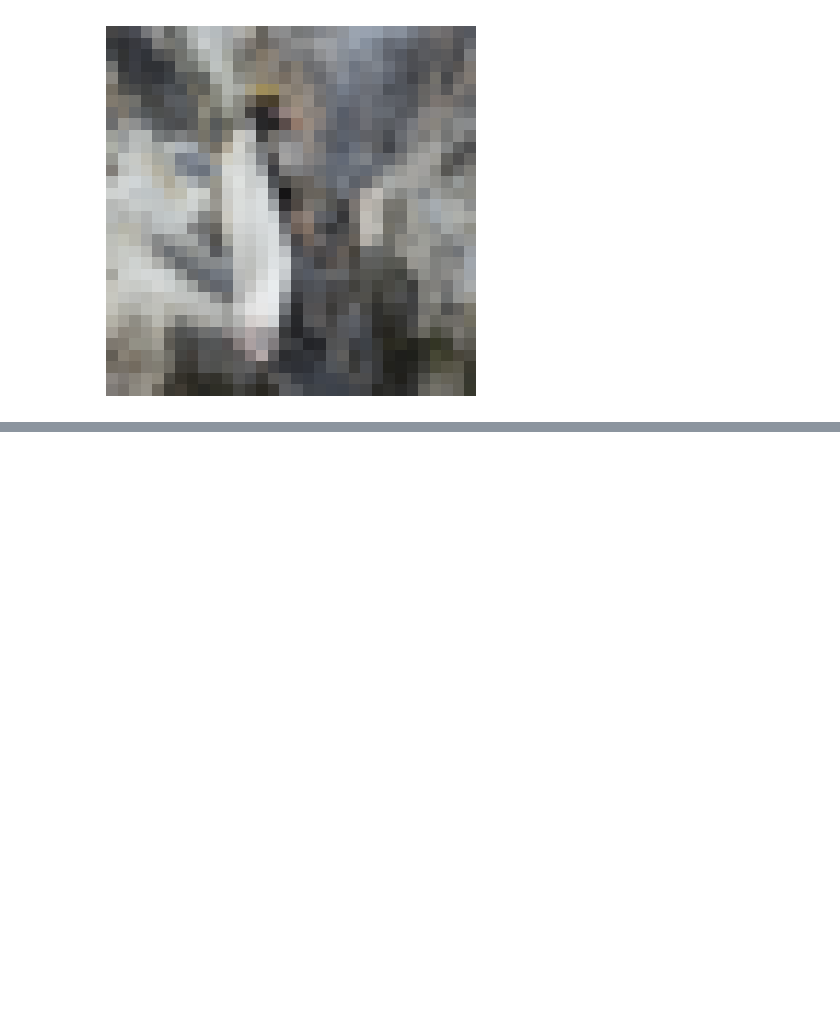
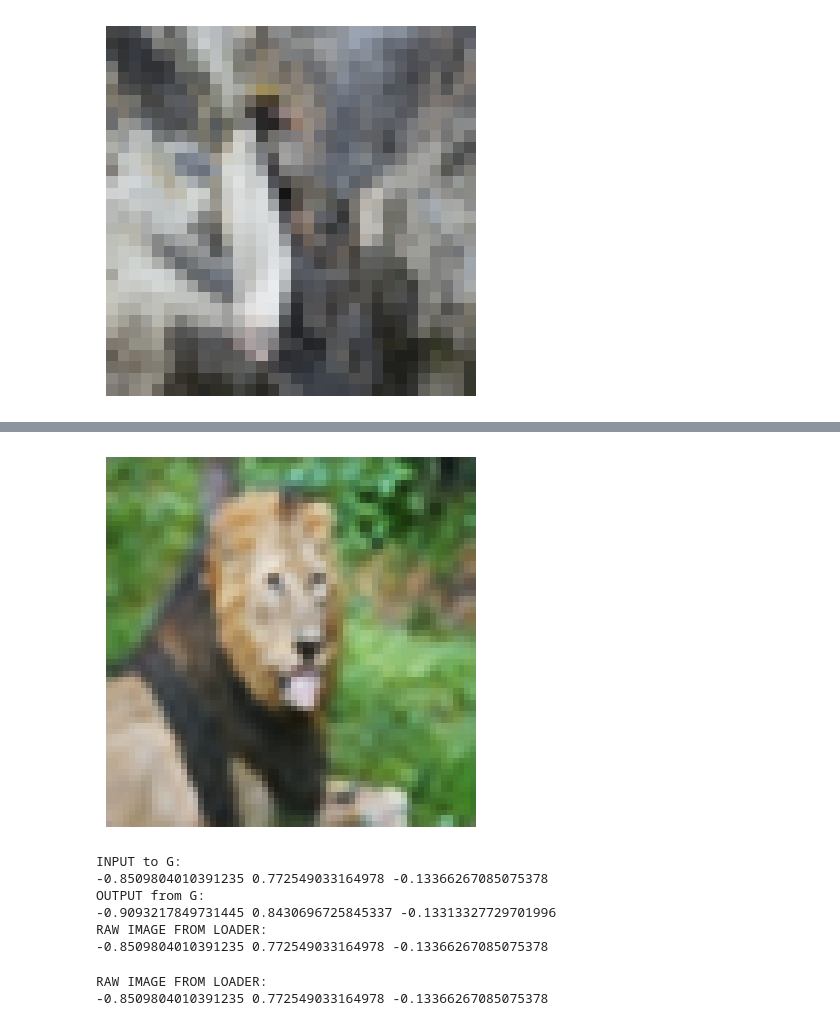
Before and after one commit to Piyushgarg06/DIV2K-SRGAN, a Jupyter notebook: notebook/SRGAN.ipynb, the cells around one changed output, grey strips where cells are left out. Drawn from its saved outputs; the diff is of its cells as text; code cells hidden in the pictures; blank space fills up the shorter version.

```diff
--- a/notebook/SRGAN.ipynb
+++ b/notebook/SRGAN.ipynb
@@ -124,0 +175,34 @@ show_image(fake)
+# %%
+gen.eval()
+with torch.no_grad():
+    fake = gen(image,use_tanh=True)
+# %%
+show_image(fake)
+# %% [output]
+[figure, added]
+# %%
+gen.eval()
+print("INPUT to G:")
+print(image.min().item(), image.max().item(), image.mean().item())
+
+with torch.no_grad():
+    fake = gen(image, use_tanh=True)
+
+print("OUTPUT from G:")
+print(fake.min().item(), fake.max().item(), fake.mean().item())
+
+print("RAW IMAGE FROM LOADER:")
+print(image.min().item(), image.max().item(), image.mean().item())
+# %% [output]
+INPUT to G:
+-0.8509804010391235 0.772549033164978 -0.13366267085075378
+OUTPUT from G:
+-0.9093217849731445 0.8430696725845337 -0.13313327729701996
+RAW IMAGE FROM LOADER:
+-0.8509804010391235 0.772549033164978 -0.13366267085075378
+# %%
+print("RAW IMAGE FROM LOADER:")
+print(image.min().item(), image.max().item(), image.mean().item())
+# %% [output]
+RAW IMAGE FROM LOADER:
+-0.8509804010391235 0.772549033164978 -0.13366267085075378
```
Also changed, not shown: parts of 14 cells of this notebook.
